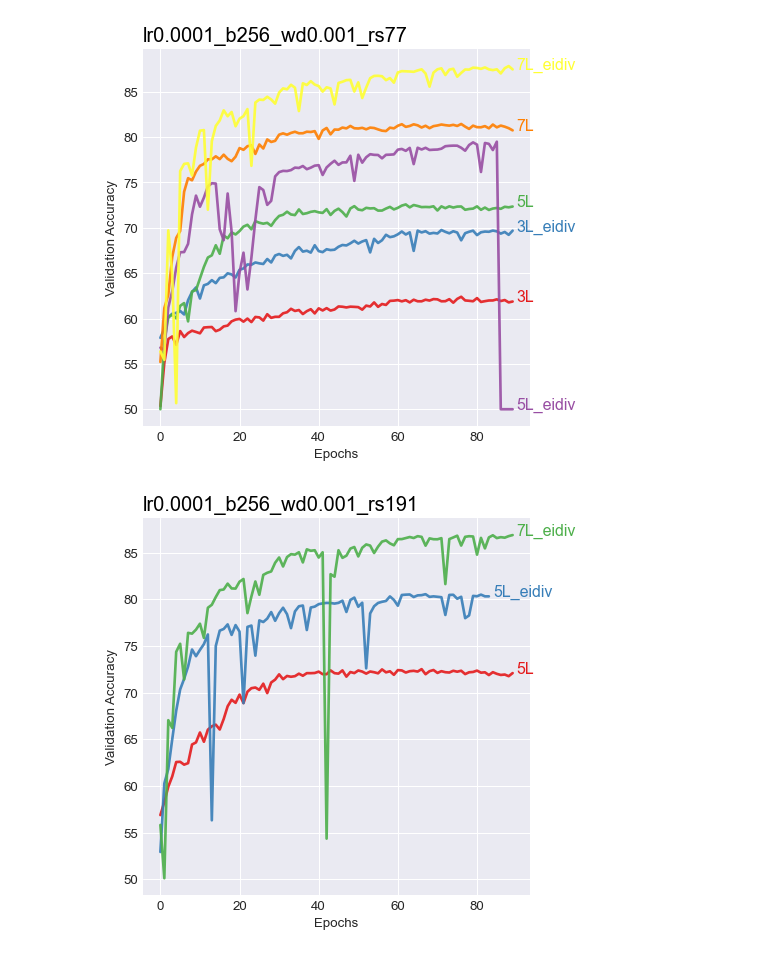
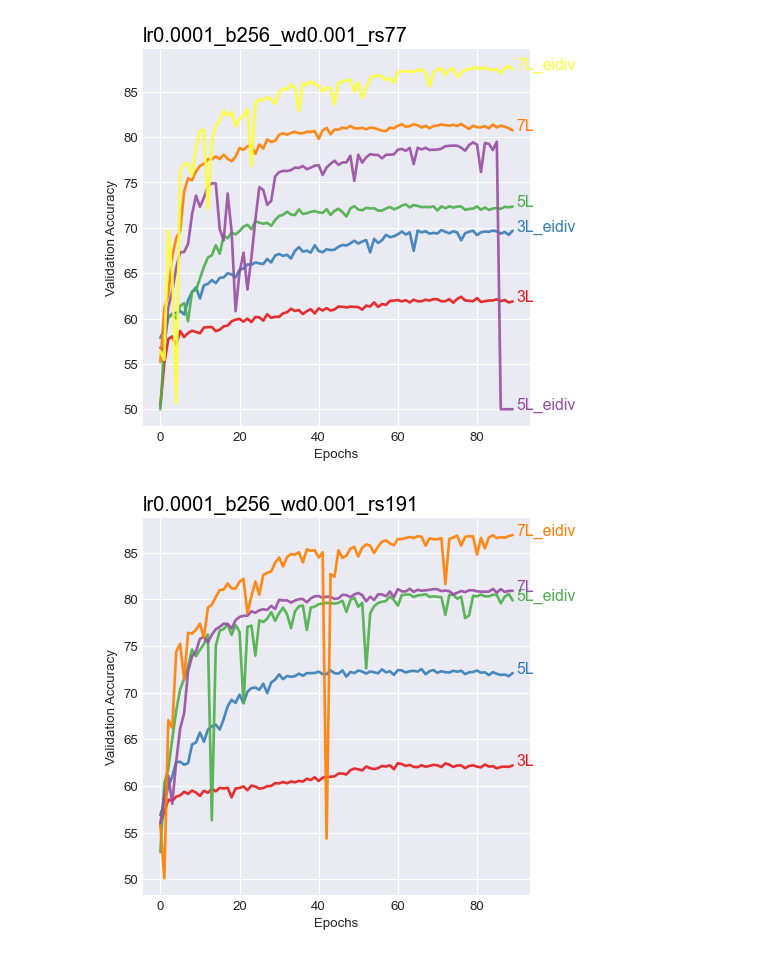
Before and after one commit to hiyuantang/marked_long, a Jupyter notebook: results/vis.ipynb, the cells around one changed output. Drawn from its saved outputs; the diff is of its cells as text; code cells hidden in the pictures.

Commit message:
upload new results

```diff
--- a/results/vis.ipynb
+++ b/results/vis.ipynb
@@ -44,11 +44,11 @@ L7_rs77 = get_val_results('./rs77_new/7L.txt')
 L7eidiv_rs77 = get_val_results('./rs77_new/7Leidiv.txt')
 
 #validation results from -b 256 --epochs 90 --wd 0.001 --lr 0.0001 --rs191 datasplit 8:2
-#L3_rs77 = get_val_results('./rs191/3L.txt')
-#L3eidiv_rs77 = get_val_results('./rs191/3Leidiv.txt')
+L3_rs191 = get_val_results('./rs191/3L.txt')
+#L3eidiv_rs191 = get_val_results('./rs191/3Leidiv.txt')
 L5_rs191 = get_val_results('./rs191/5L.txt')
 L5eidiv_rs191 = get_val_results('./rs191/5Leidiv.txt')
-#L7_rs77 = get_val_results('./rs191/7L.txt')
+L7_rs191 = get_val_results('./rs191/7L.txt')
 L7eidiv_rs191 = get_val_results('./rs191/7Leidiv.txt')
 # %%
 acc_list = np.array([L3_rs53, L3eidiv_rs53, L5_rs53, L5eidiv_rs53, L7_rs53, L7eidiv_rs53], dtype=object)
@@ -63,8 +63,8 @@ vis(acc_list, name_list, 'lr0.0001_b256_wd0.001_rs77')
 # %% [output]
 [figure]
 # %%
-acc_list = np.array([L5_rs191, L5eidiv_rs191, L7eidiv_rs191], dtype=object)
-name_list = np.array(['5L', '5L_eidiv', '7L_eidiv'])
+acc_list = np.array([L3_rs191, L5_rs191, L5eidiv_rs191, L7_rs191, L7eidiv_rs191], dtype=object)
+name_list = np.array(['3L', '5L', '5L_eidiv', '7L', '7L_eidiv'])
 vis(acc_list, name_list, 'lr0.0001_b256_wd0.001_rs191')
 # %% [output]
-[figure, old version]
+[figure, new version]
```
Also changed, not shown: 3 other files.
